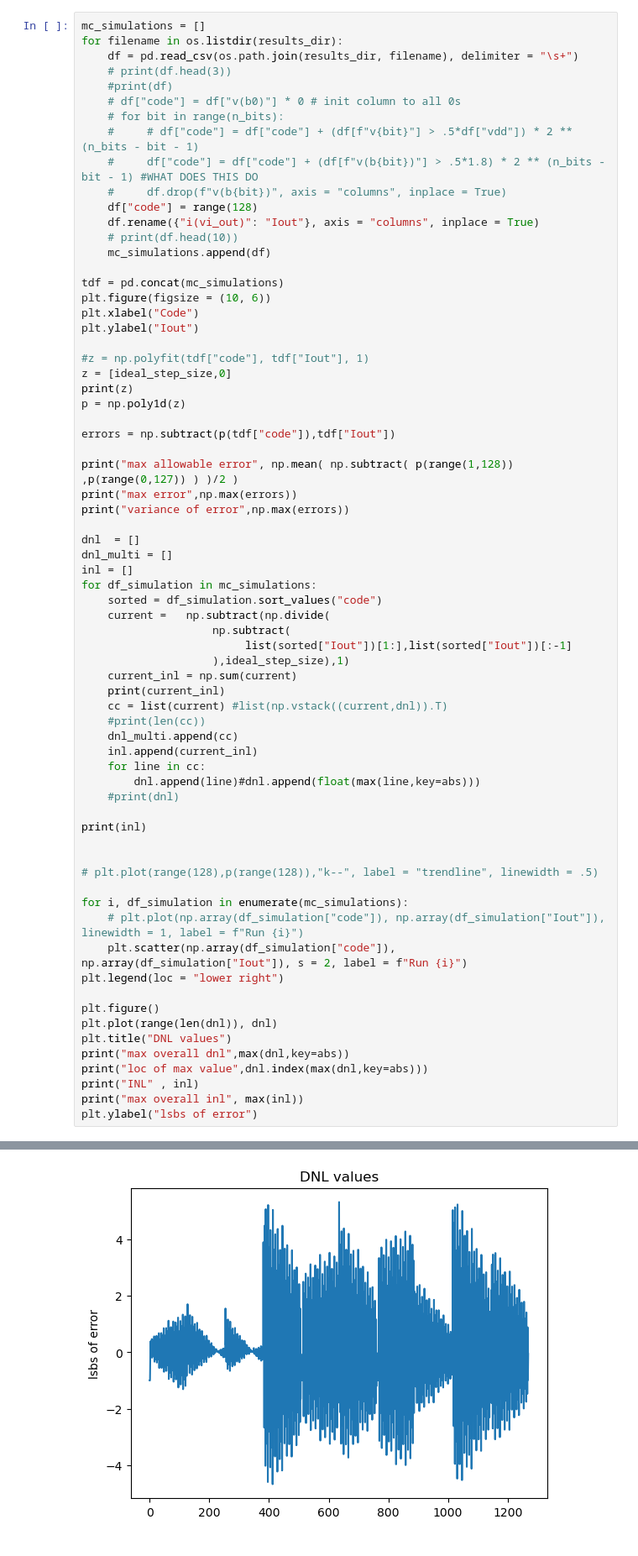
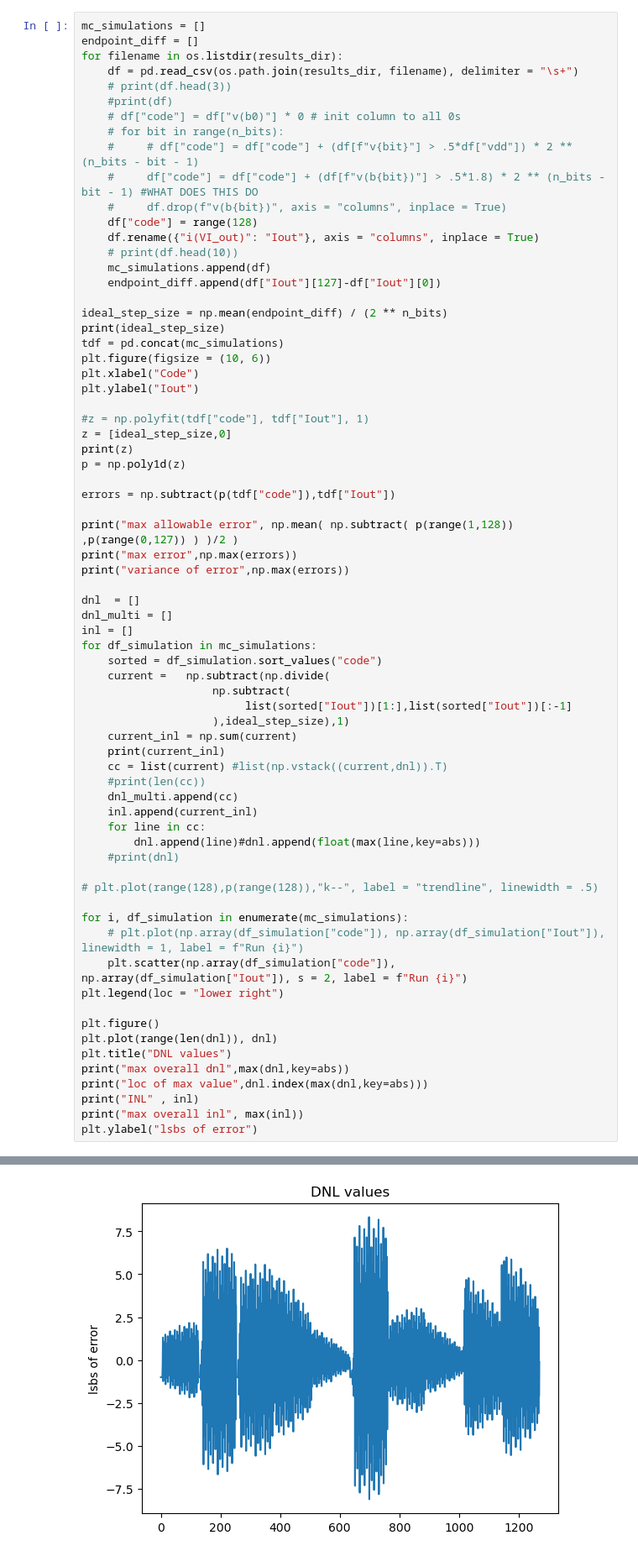
Before and after one commit to grantminer/R2R-DAC, a Jupyter notebook: simulation/dnl_inl.ipynb, the cells around one changed output, grey strips where cells are left out. Shown: that part at 84% size. Saved outputs shown, nothing was run; the diff lists cells and outputs as text.

```diff
--- a/simulation/dnl_inl.ipynb
+++ b/simulation/dnl_inl.ipynb
@@ -14,5 +13,6 @@ ideal_step_size = 9e-06/(2**7)
 # %%
 mc_simulations = []
+endpoint_diff = []
 for filename in os.listdir(results_dir):
     df = pd.read_csv(os.path.join(results_dir, filename), delimiter = "\s+")
     # print(df.head(3))
@@ -23,10 +23,13 @@ for filename in os.listdir(results_dir):
     #     df["code"] = df["code"] + (df[f"v(b{bit})"] > .5*1.8) * 2 ** (n_bits - bit - 1) #WHAT DOES THIS DO
     #     df.drop(f"v(b{bit})", axis = "columns", inplace = True)
     df["code"] = range(128)
-    df.rename({"i(vi_out)": "Iout"}, axis = "columns", inplace = True)
+    df.rename({"i(VI_out)": "Iout"}, axis = "columns", inplace = True)
     # print(df.head(10))
     mc_simulations.append(df)
+    endpoint_diff.append(df["Iout"][127]-df["Iout"][0])
 
+ideal_step_size = np.mean(endpoint_diff) / (2 ** n_bits)
+print(ideal_step_size)
 tdf = pd.concat(mc_simulations)
 plt.figure(figsize = (10, 6))
 plt.xlabel("Code")
@@ -62,9 +65,6 @@ for df_simulation in mc_simulations:
         dnl.append(line)#dnl.append(float(max(line,key=abs)))
     #print(dnl)
 
-print(inl)
-
-
 # plt.plot(range(128),p(range(128)),"k--", label = "trendline", linewidth = .5)
 
 for i, df_simulation in enumerate(mc_simulations):
@@ -105 +105 @@ Text(0, 0.5, 'lsbs of error')
-[figure, old version]
+[figure, new version]
```
Also changed, not shown: parts of 2 cells of this notebook, 13 other files.
